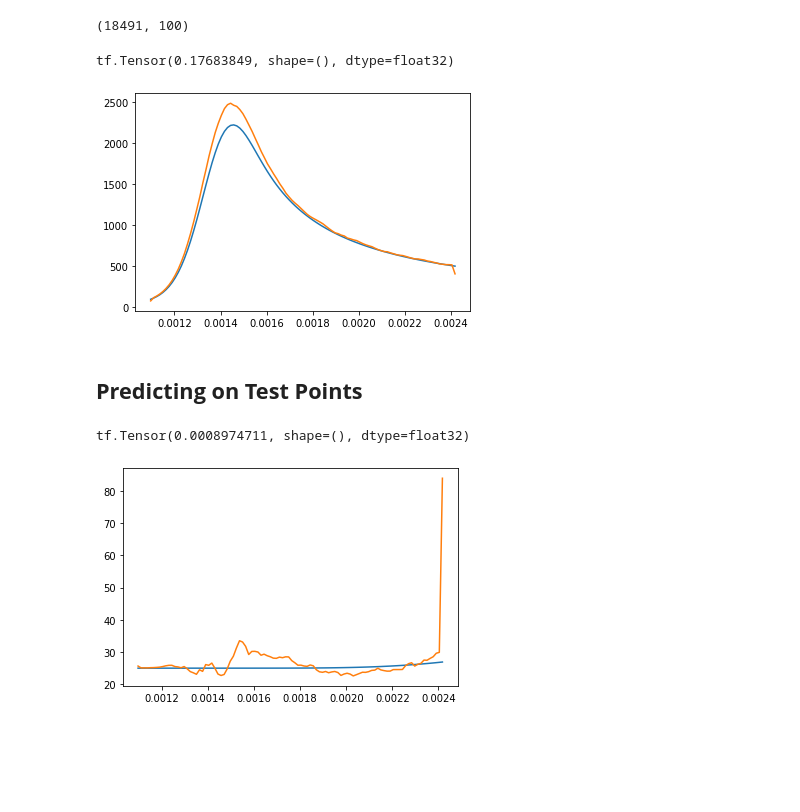
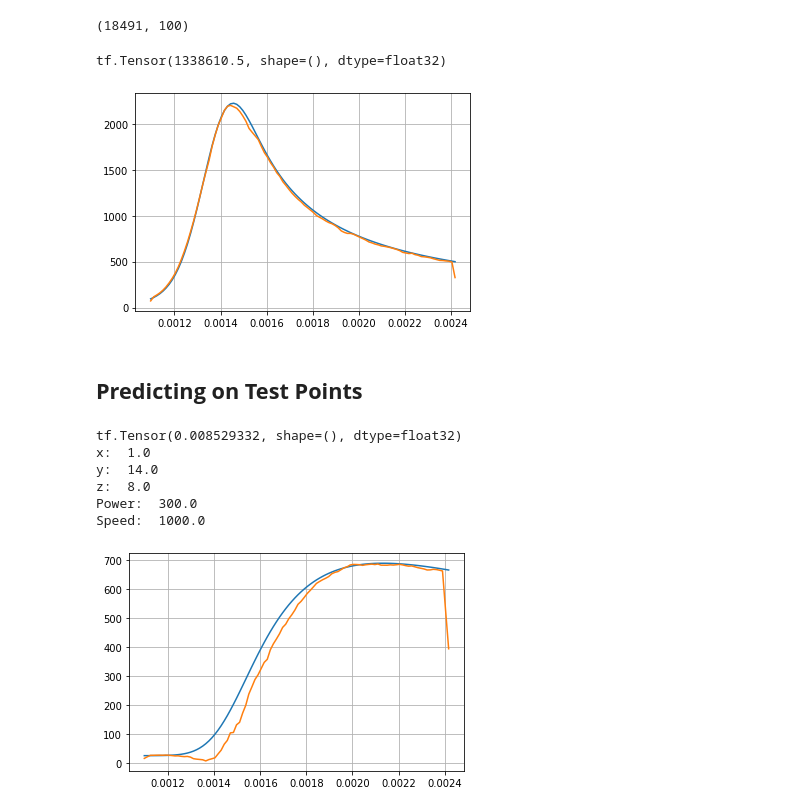
Before and after one commit to udemirezen/Physics-Informed-Deep-Learning, a Jupyter notebook: LSTMNetwork/Analytical_Thermal_Clustering.ipynb, the cells around one changed output. Drawn from its saved outputs; the diff is of its cells as text; code cells hidden in the pictures; blank space fills up the shorter version.

```diff
--- a/LSTMNetwork/Analytical_Thermal_Clustering.ipynb
+++ b/LSTMNetwork/Analytical_Thermal_Clustering.ipynb
@@ -260,3 +265,3 @@ callback = tf.keras.callbacks.EarlyStopping(monitor='loss', patience = 3)
 # %%
-history = rnn_model.fit(x = train_points, y = train_temps, batch_size = 10, epochs = 15,  callbacks = [callback])
+history = rnn_model.fit(x = train_points, y = train_temps, batch_size = 20, epochs = 30,  callbacks = [callback])
 # %% [output]
@@ -340,21 +345,27 @@ predictions.shape
 (18491, 100)
 # %%
 for i in range(len(predictions)):
+  predictions[i,:] = (predictions[i,:] * temps_std.reshape(100) ) + temps_mean.reshape(100,)
+for i in range(len(predictions)):
   predictions[i,:] = moving_average(predictions[i,:] , 3)
 # %%
 # Test on point number x (Vary from 1 to 1681)
 point_number = 50
 fig, ax = plt.subplots()
 ax.plot(times, (temps[point_number].reshape(100,1) * temps_std ) + temps_mean )
-ax.plot(times, (predictions[point_number].reshape(100,1) * temps_std ) + temps_mean )
+ax.plot(times, predictions[point_number])
+plt.grid()
 print(tf.keras.losses.MSE(temps[point_number], predictions[point_number]))
 # %% [output]
-tf.Tensor(0.17683849, shape=(), dtype=float32)
+tf.Tensor(1338610.5, shape=(), dtype=float32)
-[figure, old version]
+[figure, new version]
 # %% [markdown]
 ## **Predicting on Test Points**
 # %%
+test_real = rnn_model.predict(x = test_points)
 test_preds = rnn_model.predict(x = test_points)
 # %%
+for i in range(len(test_preds) - 1):
+  test_preds[i,:] = (test_preds[i,:] * temps_std.reshape(100) ) + temps_mean.reshape(100,)
 for i in range(len(test_preds)):
-  test_preds[i,:] = moving_average(test_preds[i,:] , 3)
+  test_preds[i,:] = moving_average(test_preds[i,:] , 5)
@@ -361,9 +375,20 @@ for i in range(len(test_preds)):
 # %%
-point_number = 900
+point_number = 300
 fig, ax = plt.subplots()
-ax.plot(times, (test_temps[point_number].reshape(100,1)* temps_std ) + temps_mean )
-ax.plot(times, (test_preds[point_number].reshape(100,1)* temps_std ) + temps_mean )
-print(tf.keras.losses.MSE(test_temps[point_number], test_preds[point_number]))
+ax.plot(times, ((test_temps[point_number].reshape(100,1)* temps_std ) + temps_mean) )
+ax.plot(times, test_preds[point_number])
+plt.grid()
+print(tf.keras.losses.MSE(test_temps[point_number], test_real[point_number]))
+print("x: " , p11[point_number][0])
+print("y: " , p11[point_number][1])
+print("z: " , p11[point_number][2])
+print("Power: " , p11[point_number][3])
+print("Speed: " , p11[point_number][4])
 # %% [output]
-tf.Tensor(0.0008974711, shape=(), dtype=float32)
+tf.Tensor(0.008529332, shape=(), dtype=float32)
+x:  1.0
+y:  14.0
+z:  8.0
+Power:  300.0
+Speed:  1000.0
-[figure, old version]
+[figure, new version]
```
Also changed, not shown: parts of 15 cells of this notebook.
